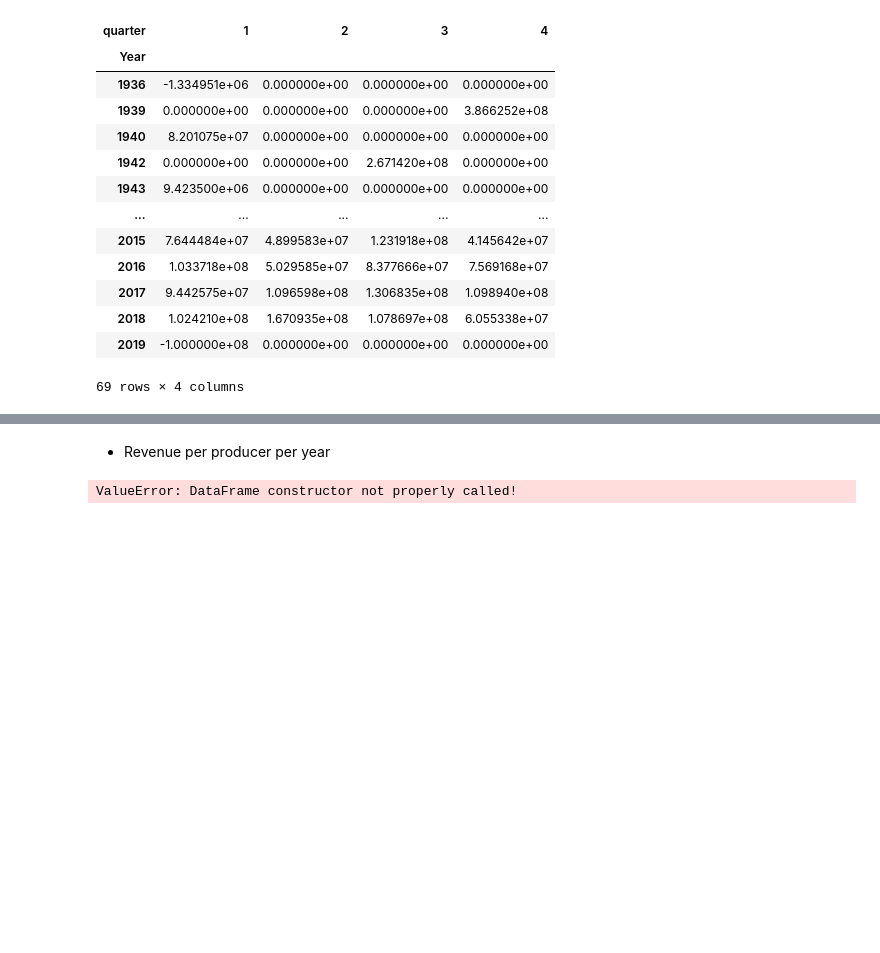
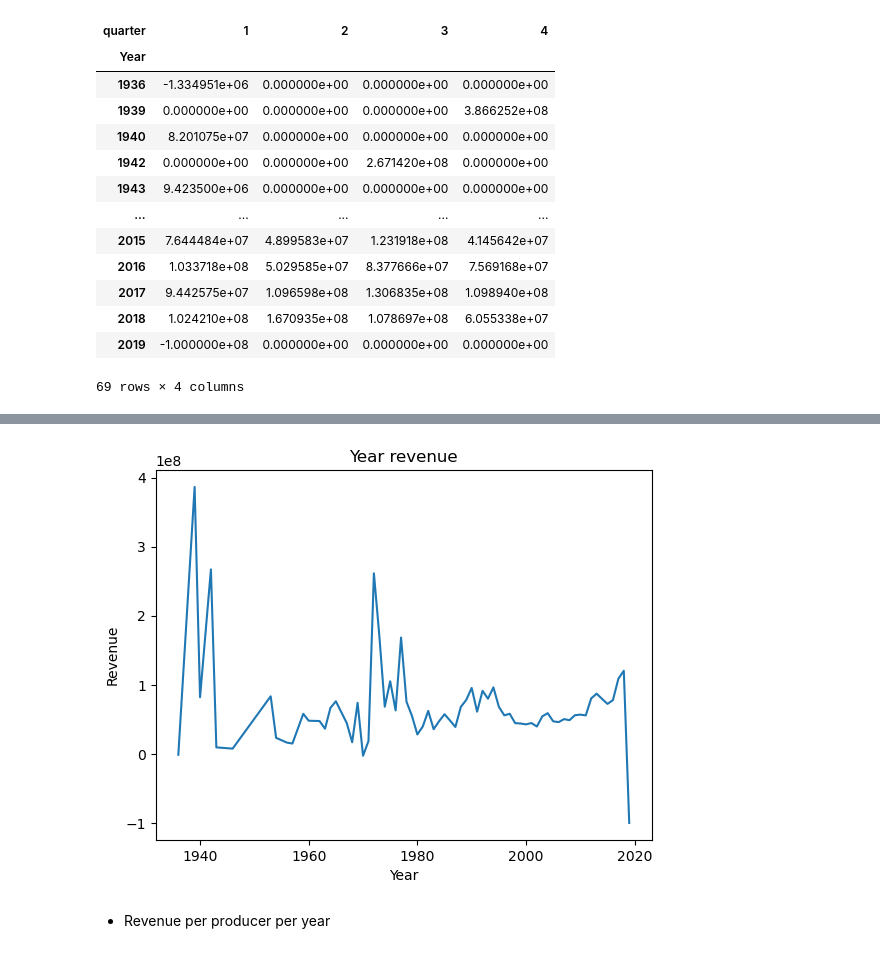
Before and after one commit to JESSIMOPIN/project-1-bootcamp, a Jupyter notebook: movies_year.ipynb, the cells around one changed output, grey strips where cells are left out. Drawn from its saved outputs; the diff is of its cells as text; code cells hidden in the pictures; blank space fills up the shorter version.

Commit message:
Add files via upload
Final year analysis

```diff
--- a/movies_year.ipynb
+++ b/movies_year.ipynb
@@ -87,8 +87,8 @@ print (movies_df['Year'])
 Name: Year, Length: 3400, dtype: int64
 # %%
 #Extract Month
-movies_df['Month'] = movies_df['release_date'].dt.month
-print (movies_df['Month'])
+movies_df_complete['Month'] = movies_df_complete['release_date'].dt.month
+print (movies_df_complete['Month'])
 # %% [output]
 0        6
 1        7
@@ -154,7 +154,7 @@ year_count_filtered.plot(kind='barh', x='Year', y=0, figsize=(100,70))
 # %%
 #extracting quarter
-movies_df['quarter'] = movies_df['release_date'].dt.quarter
-print(movies_df['quarter'])
+movies_df_complete['quarter'] = movies_df_complete['release_date'].dt.quarter
+print(movies_df_complete['quarter'])
 # %% [output]
 0       2
 1       3
@@ -218,0 +227,5 @@ KeyError: "['Year'] not in index"
+# %%
+#Creating the dataFrame
+
+year_revenue = pd.DataFrame(movies_df_complete.groupby(['Year'])['Revenue'].mean())
+year_revenue
@@ -219,9 +247,24 @@ KeyError: "['Year'] not in index"
+# %%
+#Extracting year from the dataframe to sort by year and making it easier to understand
+year=year_revenue.index
+# %%
+#Plotting
+
+plt.plot(year, year_revenue['Revenue'])
+
+plt.title('Year revenue')
+plt.xlabel('Year')
+plt.ylabel('Revenue')
+
+plt.show()
+# %% [output]
+[figure, added]
 # %% [markdown]
 - Revenue per producer per year
 # %%
-producer_revenue = movies_df.groupby(['distributor', 'Year'])
-producer_revenue = movies_df['Revenue'].sum()
-producer_revenue_df = pd.DataFrame(producer_revenue)
-producer_revenue_df
+#discard this one
+
+#producer_revenue = movies_df_complete.groupby(['distributor', 'Year'])
+#producer_revenue = movies_df_complete['Revenue'].sum()
+
+#producer_revenue
-# %% [output]
-ValueError: DataFrame constructor not properly called!
```
Also changed, not shown: parts of 27 cells of this notebook.
